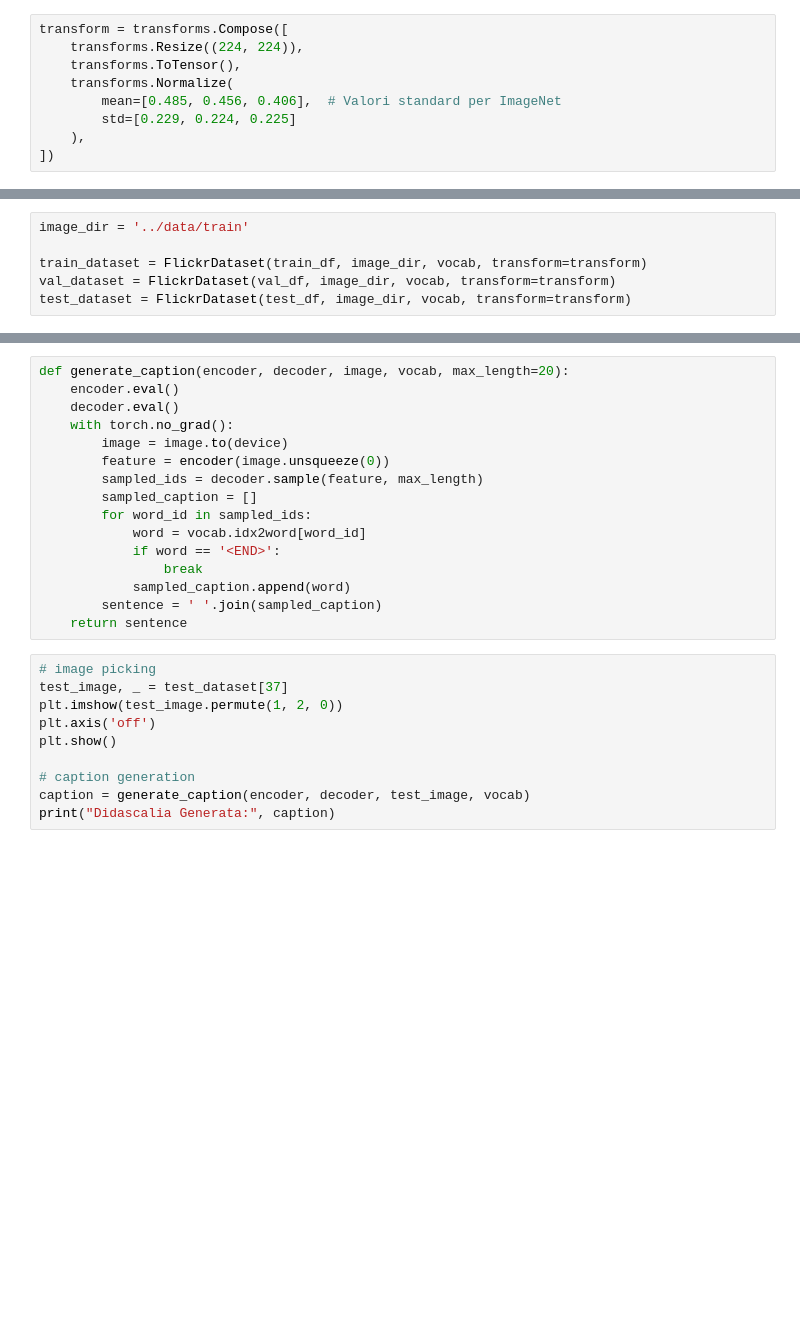
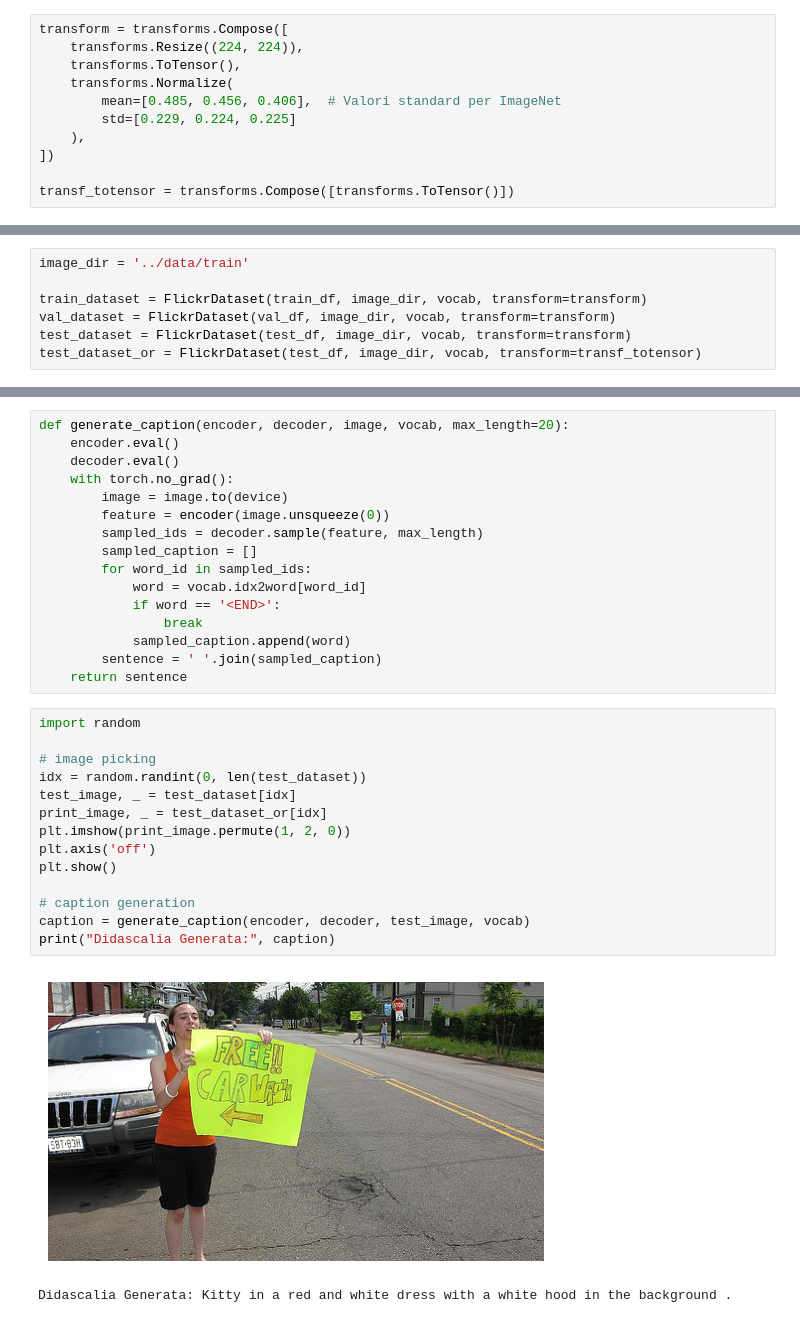
Before and after one commit to Tiazzo/image-captioning, a Jupyter notebook: models_capt/resnet_rnn.ipynb, the cells around one changed output, grey strips where cells are left out. Cells and saved outputs as stored; diff of their text form; blank space fills up the shorter version.

```diff
--- a/models_capt/resnet_rnn.ipynb
+++ b/models_capt/resnet_rnn.ipynb
@@ -173,6 +192,8 @@ transform = transforms.Compose([
         std=[0.229, 0.224, 0.225]
     ),
 ])
+
+transf_totensor = transforms.Compose([transforms.ToTensor()])
 # %% [markdown]
 ## 1.5 Dataset creation
 # %%
@@ -181,6 +202,7 @@ image_dir = '../data/train'
 train_dataset = FlickrDataset(train_df, image_dir, vocab, transform=transform)
 val_dataset = FlickrDataset(val_df, image_dir, vocab, transform=transform)
 test_dataset = FlickrDataset(test_df, image_dir, vocab, transform=transform)
+test_dataset_or = FlickrDataset(test_df, image_dir, vocab, transform=transf_totensor)
 # %%
 def collate_fn(batch):
     images = []
@@ -380,12 +421,19 @@ def generate_caption(encoder, decoder, image, vocab, max_length=20):
         sentence = ' '.join(sampled_caption)
     return sentence
 # %%
+import random
+
 # image picking
-test_image, _ = test_dataset[37]
-plt.imshow(test_image.permute(1, 2, 0))
+idx = random.randint(0, len(test_dataset))
+test_image, _ = test_dataset[idx]
+print_image, _ = test_dataset_or[idx]
+plt.imshow(print_image.permute(1, 2, 0))
 plt.axis('off')
 plt.show()
 
 # caption generation
 caption = generate_caption(encoder, decoder, test_image, vocab)
 print("Didascalia Generata:", caption)
+# %% [output]
+[figure, added]
+Didascalia Generata: Kitty in a red and white dress with a white hood in the background .
```
Also changed, not shown: parts of 11 cells of this notebook.
